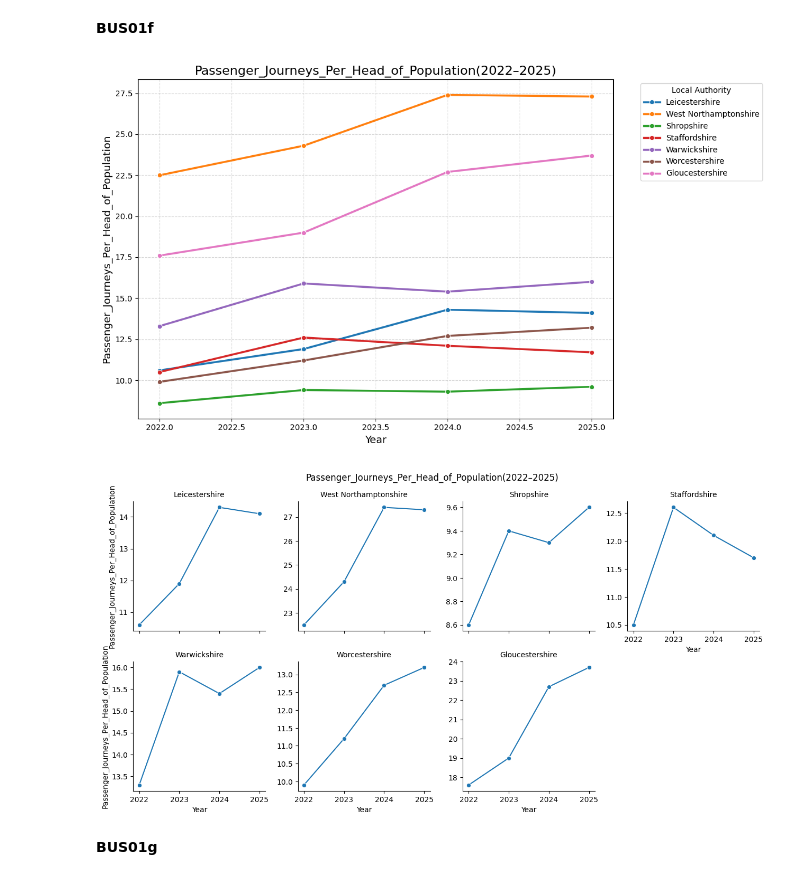
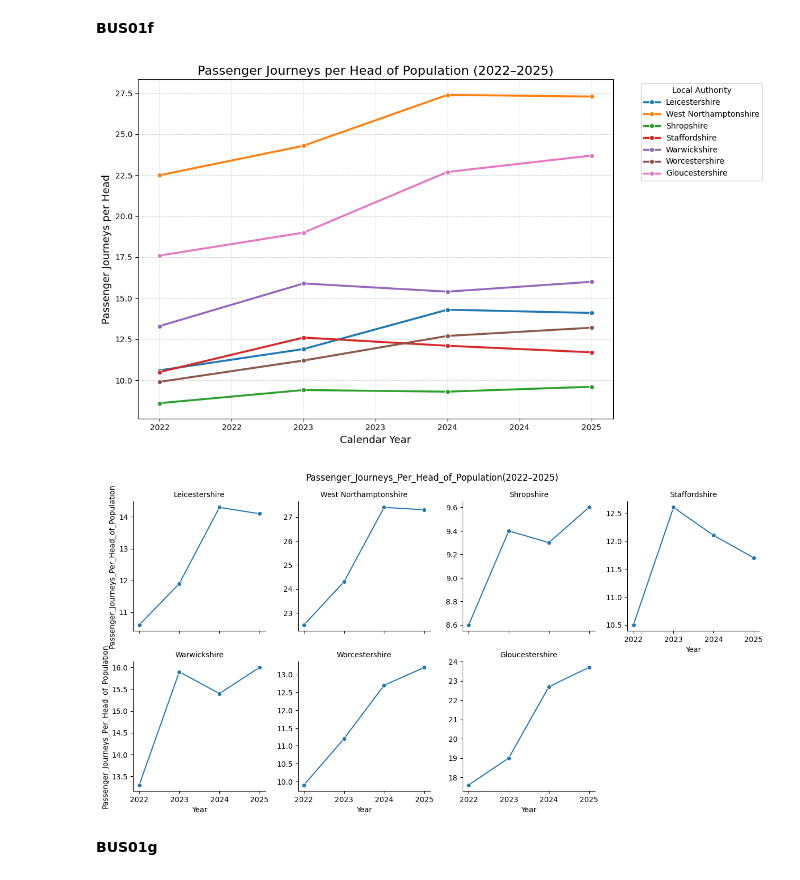
Before and after one commit to arlomilesmason/bus-patronage-analysis-2022-25, a Jupyter notebook: BP_EDA.ipynb, the cells around one changed output. Saved outputs shown, nothing was run; the diff lists cells and outputs as text; code cells hidden in the pictures.

```diff
--- a/BP_EDA.ipynb
+++ b/BP_EDA.ipynb
@@ -7,8 +7,14 @@
 import pandas as pd
 import seaborn as sns
 import matplotlib.pyplot as plt
+from matplotlib.ticker import FuncFormatter
 
-df = pd.read_csv('Bus01e.csv')
+
+def year_formatter(x, pos):
+    return f"{int(x)}"
+
+
+df = pd.read_csv('data/BUS01e.csv')
 df.head()
 # %% [output]
 |  | Local Authority (LA) Code | LA or Region | 2010 | 2011 | 2012 | 2013 | 2014 | 2015 | 2016 | ... |
@@ -103,13 +106,10 @@ plt.show()
 # %% [markdown]
 **BUS01f**
 # %%
-df = pd.read_csv("Bus01f.csv")
+df = pd.read_csv("data/BUS01f.csv")
 
-# Cleaning and preparing data for analysis
-# Identify all year columns (e.g., "2010" … "2025")
 year_cols = [c for c in df.columns if c.isdigit()]
 
-# Melt
 df_long = df.melt(
     id_vars=["LA or Region"],
     value_vars=year_cols,
@@ -117,70 +117,55 @@ df_long = df.melt(
     value_name="Passenger_Journeys_Per_Head_of_Population"
 )
 
-# Convert types
 df_long["Year"] = df_long["Year"].astype(int)
 df_long["Passenger_Journeys_Per_Head_of_Population"] = pd.to_numeric(
     df_long["Passenger_Journeys_Per_Head_of_Population"],
     errors="coerce"
 )
 
-# Convert years to numbers
-df_long["Year"] = df_long["Year"].astype(int)
-
-# Keep only 2022–2025
 df_long = df_long[df_long["Year"].between(2022, 2025)]
-
-# Authorities for comparison
-target_areas = [
-    "Warwickshire",
-    "Worcestershire",
-    "Staffordshire",
-    "West Northamptonshire",
-    "Shropshire",
-    "Gloucestershire",
-    "Leicestershire"
-]
-
-# Filter to only those in the dataset
 df_filtered = df_long[df_long["LA or Region"].isin(target_areas)]
-
 # Plot Action 1: Line plot comparing bus patronage trends across selected local authorities
 
 plt.figure(figsize=(12, 7))
+
 sns.lineplot(
     data=df_filtered,
     x="Year",
     y="Passenger_Journeys_Per_Head_of_Population",
     hue="LA or Region",
     marker="o",
     linewidth=2.5
 )
 
-plt.title("Passenger_Journeys_Per_Head_of_Population(2022–2025)", fontsize=16)
-plt.xlabel("Year", fontsize=13)
-plt.ylabel("Passenger_Journeys_Per_Head_of_Population", fontsize=13)
+plt.title("Passenger Journeys per Head of Population (2022–2025)", fontsize=16)
+plt.xlabel("Calendar Year", fontsize=13)
+plt.ylabel("Passenger Journeys per Head", fontsize=13)
+
+ax = plt.gca()
+ax.xaxis.set_major_formatter(FuncFormatter(year_formatter))
+
 plt.grid(True, linestyle="--", alpha=0.5)
-plt.legend(title="Local Authority", bbox_to_anchor=(1.05, 1), loc="upper left")
+plt.legend(title="Local Authority", bbox_to_anchor=(1.05, 1))
 plt.tight_layout()
-
 plt.show()
 
 # Faceted line plots for each authority to show trends more clearly
 g = sns.FacetGrid(
     df_filtered,
     col="LA or Region",
     col_wrap=4,
     height=3.2,
     sharey=False
 )
 
 g.map_dataframe(sns.lineplot, x="Year", y="Passenger_Journeys_Per_Head_of_Population", marker="o")
 g.set_titles("{col_name}")
 g.fig.suptitle("Passenger_Journeys_Per_Head_of_Population(2022–2025)", y=1.03)
 
 plt.show()
 # %% [output]
-[figure, old version]
+[figure, new version]
 [figure]
 # %% [markdown]
 **BUS01g**
```
Also changed, not shown: parts of 5 cells of this notebook.
